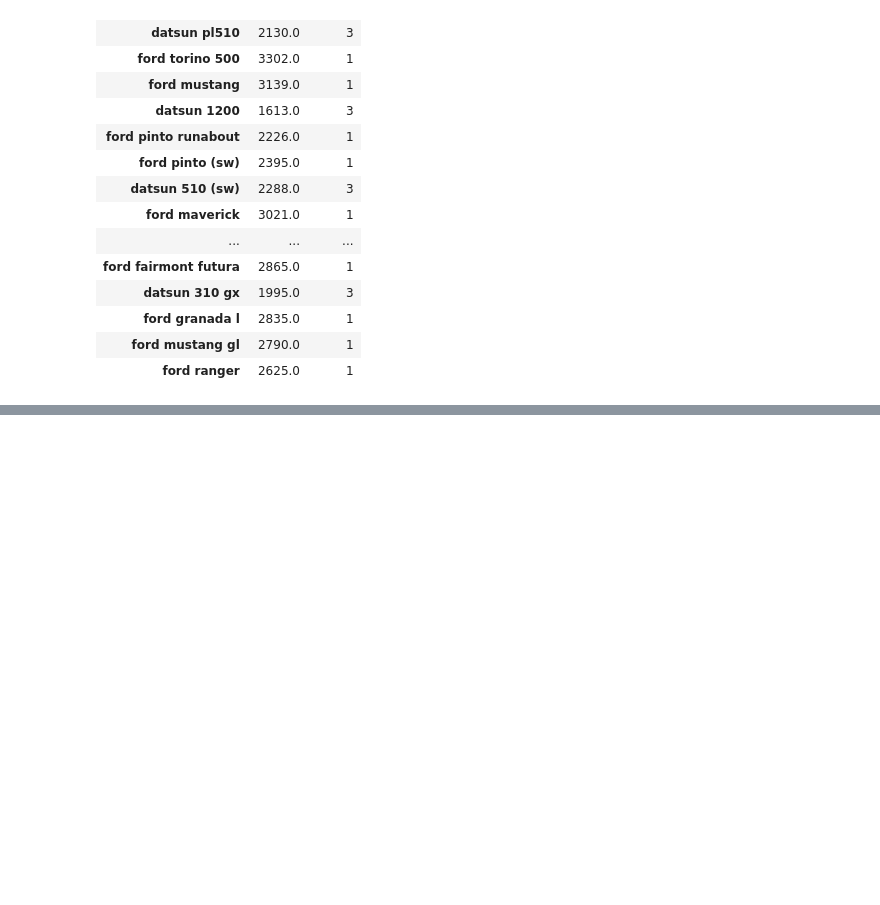
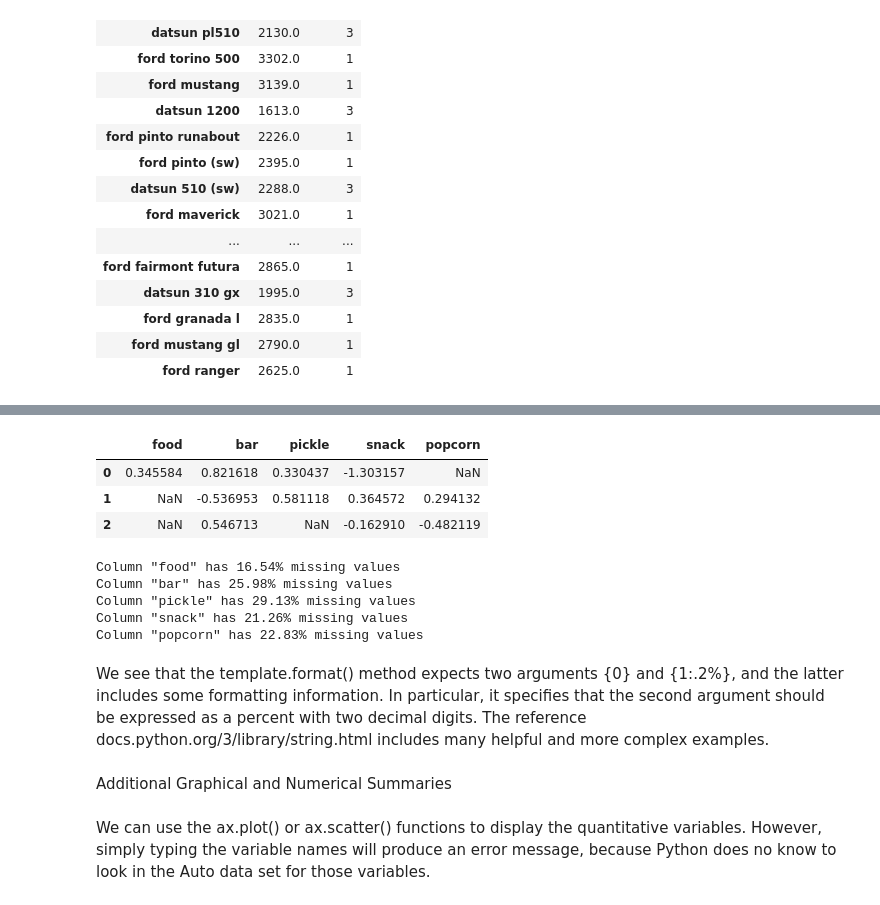
Before and after one commit to Anthonny20/AI-PROJECTS, a Jupyter notebook: ISLP/01_Pandas.ipynb, the cells around one changed output, grey strips where cells are left out. Saved outputs shown, nothing was run; the diff lists cells and outputs as text; code cells hidden in the pictures; blank space fills up the shorter version.

```diff
--- a/ISLP/01_Pandas.ipynb
+++ b/ISLP/01_Pandas.ipynb
@@ -353,0 +394,34 @@ Auto_re.loc[lambda df: (df['displacement'] < 300)
+# %%
+rng = np.random.default_rng(1)
+A = rng.standard_normal((127, 5))
+M = rng.choice([0, np.nan], p=[0.8, 0.2], size=A.shape)
+A += M
+D = pd.DataFrame(A, columns=['food',
+                             'bar',
+                             'pickle',
+                             'snack',
+                             'popcorn'])
+D[:3]
+# %% [output]
+|  | food | bar | pickle | snack | popcorn |
+| 0 | 0.345584 | 0.821618 | 0.330437 | -1.303157 | NaN |
+| 1 | NaN | -0.536953 | 0.581118 | 0.364572 | 0.294132 |
+| 2 | NaN | 0.546713 | NaN | -0.162910 | -0.482119 |
+# %%
+for col in D.columns:
+    template = 'Column "{0}" has {1:.2%} missing values'
+    print(template.format(col,
+                          np.isnan(D[col]).mean()))
+# %% [output]
+Column "food" has 16.54% missing values
+Column "bar" has 25.98% missing values
+Column "pickle" has 29.13% missing values
+Column "snack" has 21.26% missing values
+Column "popcorn" has 22.83% missing values
+# %% [markdown]
+We see that the template.format() method expects two arguments {0} and {1:.2%}, and the latter includes some formatting information. In particular, it specifies that the second argument should be expressed as a percent with two decimal digits.
+The reference docs.python.org/3/library/string.html includes many helpful and more complex examples.
+# %% [markdown]
+Additional Graphical and Numerical Summaries
+# %% [markdown]
+We can use the ax.plot() or ax.scatter() functions to display the quantitative variables. However, simply typing the variable names will produce an error message, because Python does no know to look in the Auto data set for those variables.
```
Also changed, not shown: parts of 15 cells of this notebook.
